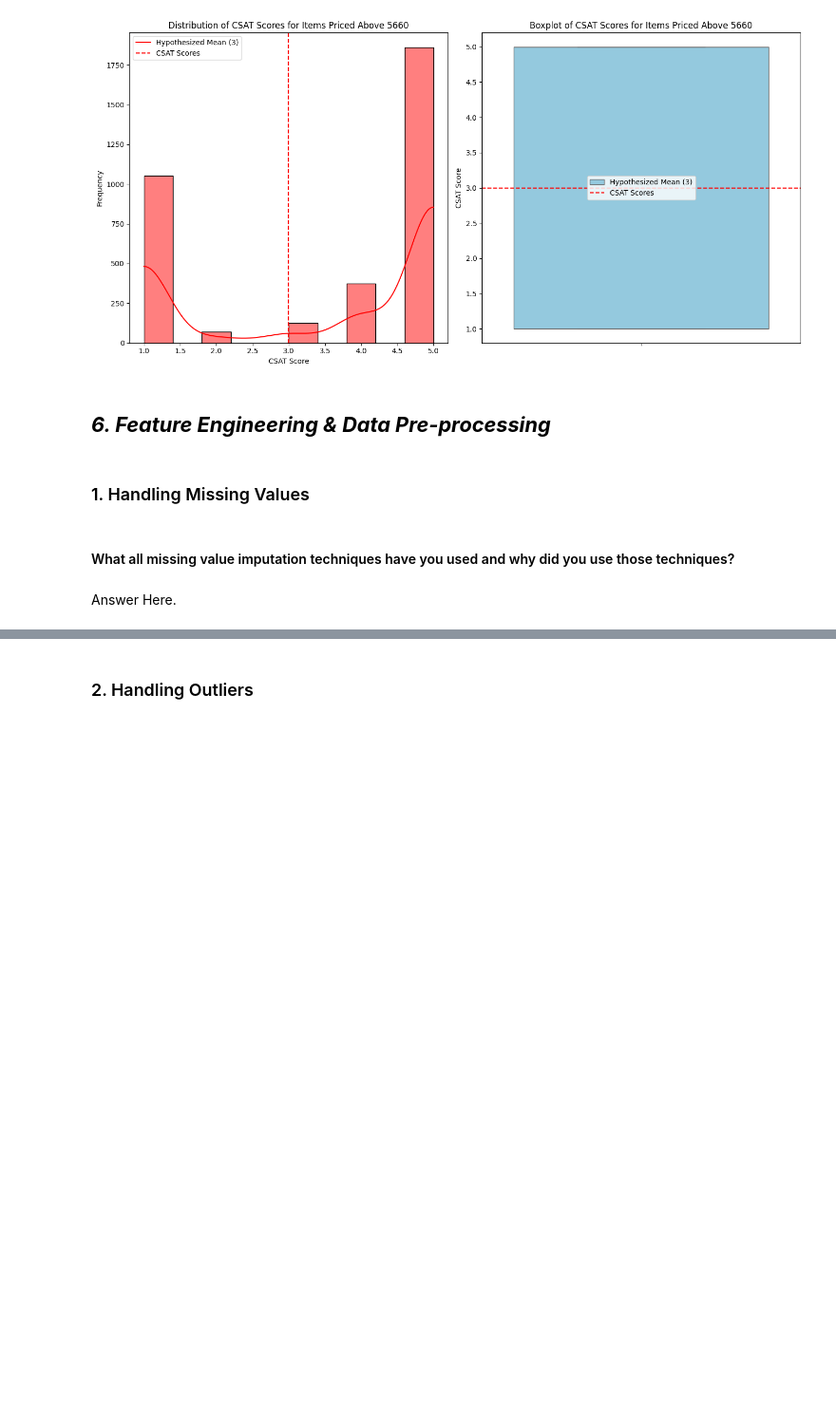
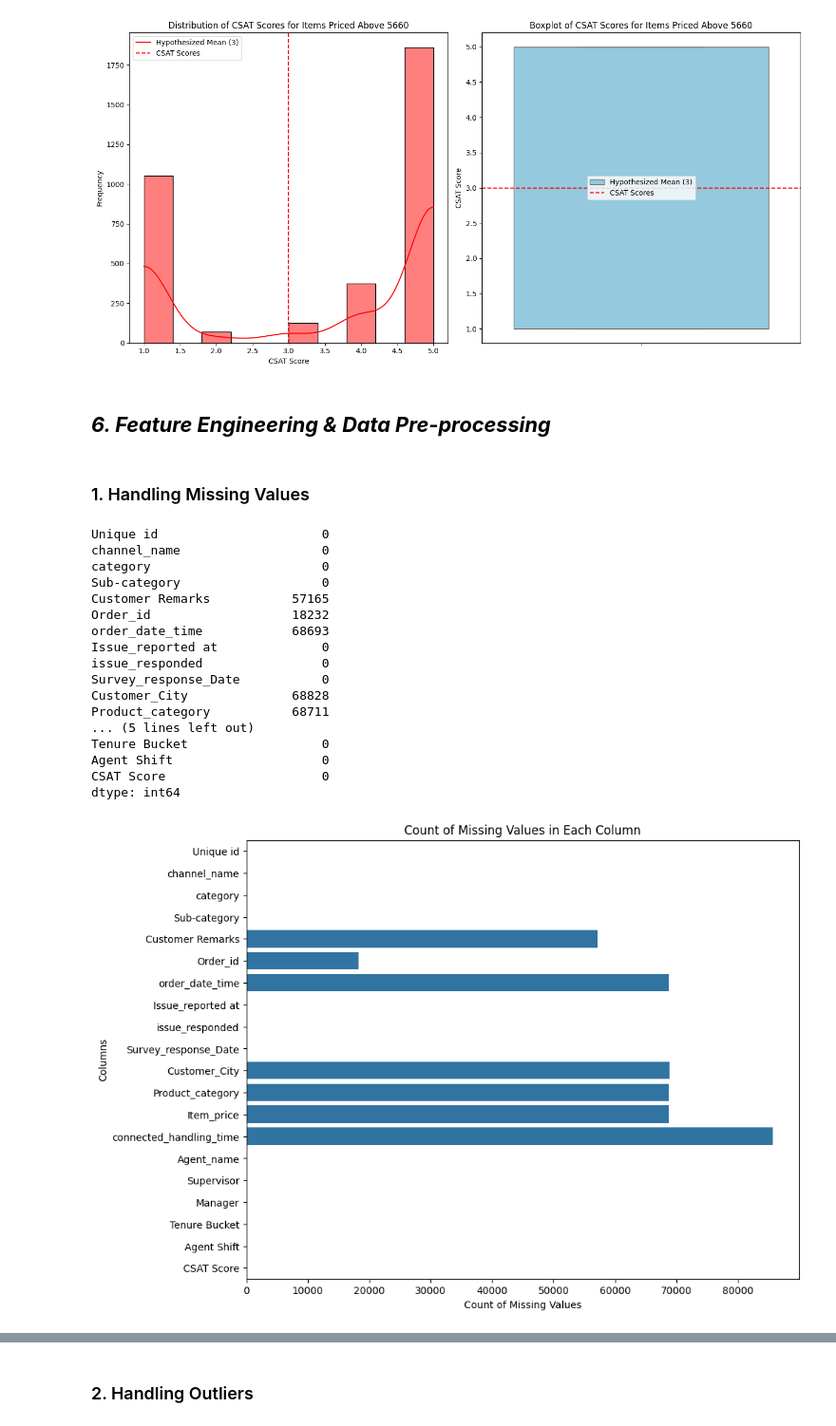
Before and after one commit to Ayushx29/DeepCSAT-E-Commerce-Customer-Satisfaction-Score-Prediction, a Jupyter notebook: DeepCSAT_E_Commerce_Customer_Satisfaction_Score_Prediction.ipynb, the cells around one changed output, grey strips where cells are left out. Shown at 95% size. Drawn from its saved outputs; the diff is of its cells as text; code cells hidden in the pictures; blank space fills up the shorter version.

```diff
--- a/DeepCSAT_E_Commerce_Customer_Satisfaction_Score_Prediction.ipynb
+++ b/DeepCSAT_E_Commerce_Customer_Satisfaction_Score_Prediction.ipynb
@@ -1393,5 +1393,8 @@ plt.show()
 [figure]
 # %% [markdown]
 ## ***6. Feature Engineering & Data Pre-processing***
+# %%
+# Creating a copy of the dataset for further feature engineering
+df_new=dataset.copy()
 # %% [markdown]
 ### 1. Handling Missing Values
@@ -1400,4 +1401,36 @@ plt.show()
-# %% [markdown]
-#### What all missing value imputation techniques have you used and why did you use those techniques?
-# %% [markdown]
-Answer Here.
+# %%
+# Handling Missing Values & Missing Value Imputation
+print(df_new.isnull().sum())
+
+# Visualizing the missing values
+
+# Step 1: Calculate the count of missing values in each column and sort in descending order
+missing_values = df_new.isnull().sum()
+
+
+# Step 2: Create a horizontal bar plot
+plt.figure(figsize=(10, 8))
+sns.barplot(x=missing_values, y=missing_values.index, orient='h')
+plt.xlabel('Count of Missing Values')
+plt.ylabel('Columns')
+plt.title('Count of Missing Values in Each Column')
+plt.show()
+# %% [output]
+Unique id                      0
+channel_name                   0
+category                       0
+Sub-category                   0
+Customer Remarks           57165
+Order_id                   18232
+order_date_time            68693
+Issue_reported at              0
+issue_responded                0
+Survey_response_Date           0
+Customer_City              68828
+Product_category           68711
+... (5 lines left out)
+Tenure Bucket                  0
+Agent Shift                    0
+CSAT Score                     0
+dtype: int64
+[figure, added]
```
Also changed, not shown: parts of 119 cells of this notebook.
